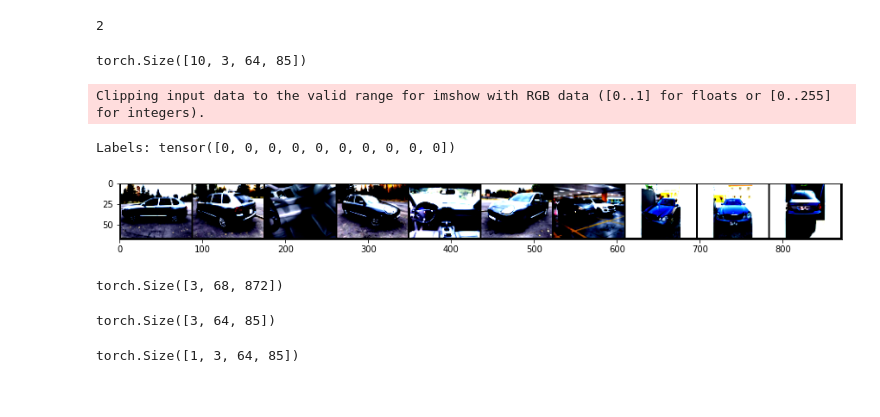
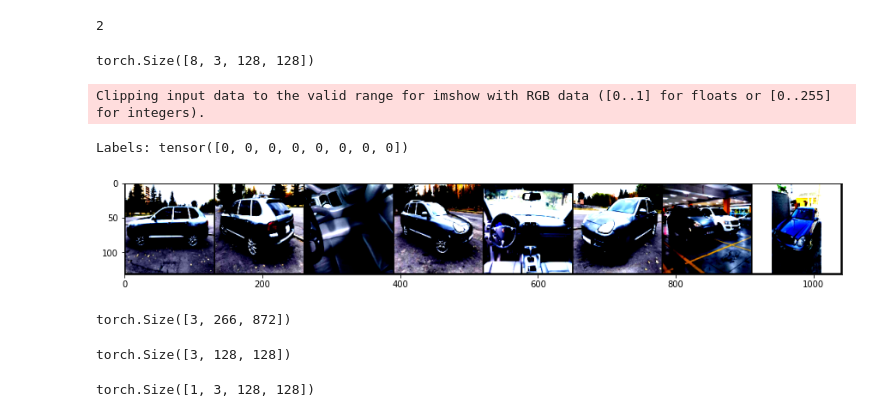
Before and after one commit to AnushavanAleksanyan/Computer_Vision_proj, a Jupyter notebook: src/notebooks/main.ipynb, the cells around one changed output. Saved outputs shown, nothing was run; the diff lists cells and outputs as text; code cells hidden in the pictures.

```diff
--- a/src/notebooks/main.ipynb
+++ b/src/notebooks/main.ipynb
@@ -13,8 +13,8 @@ train_data_path = "../data/train/"
 test_data_path = "../data/test/"
 # %%
 transforms = transforms.Compose([
-    transforms.Resize(64),
-    transforms.
+    transforms.Resize((128,128)),
+    #transforms.CenterCrop(64),
     transforms.ToTensor(),
     transforms.Normalize(mean = [0.485,0.456,0.406],
                         std = [0.229, 0.224, 0.225])
@@ -29,9 +29,9 @@ print("Num Images in Test Dataset:", len(test_data))
 Num Images in Train Dataset: 3418
 Num Images in Test Dataset: 373
 # %%
-batch_size=10
-train_data_loader = data.DataLoader(train_data, batch_size=batch_size)
-test_data_loader = data.DataLoader(test_data, batch_size=batch_size)
+batch_size=8
+train_data_loader = data.DataLoader(train_data, batch_size=batch_size,num_workers=-1)
+test_data_loader = data.DataLoader(test_data, batch_size=batch_size,num_workers=-1)
 # %%
 batch = next(iter(train_data_loader))
 # %%
@@ -43,21 +43,21 @@ images, labels = batch
 # %%
 images.shape
 # %% [output]
-torch.Size([10, 3, 64, 85])
+torch.Size([8, 3, 128, 128])
 # %%
-grid = torchvision.utils.make_grid(images, nrow=11)
+grid = torchvision.utils.make_grid(images, nrow=10)
 
 plt.figure(figsize=(15,15))
 plt.imshow(np.transpose(grid,(1,2,0)))
 print("Labels:", labels)
 # %% [output]
 Clipping input data to the valid range for imshow with RGB data ([0..1] for floats or [0..255] for integers).
-Labels: tensor([0, 0, 0, 0, 0, 0, 0, 0, 0, 0])
+Labels: tensor([0, 0, 0, 0, 0, 0, 0, 0])
-[figure, old version]
+[figure, new version]
 # %%
 grid.shape
 # %% [output]
-torch.Size([3, 68, 872])
+torch.Size([3, 266, 872])
 # %%
 class Net(nn.Module):
     def __init__(self):
@@ -102,11 +102,11 @@ sample = next(iter(train_data))
 image,label = sample
 image.shape
 # %% [output]
-torch.Size([3, 64, 85])
+torch.Size([3, 128, 128])
 # %%
 image.unsqueeze(0).shape
 # %% [output]
-torch.Size([1, 3, 64, 85])
+torch.Size([1, 3, 128, 128])
 # %%
 pred = simplenet(image.unsqueeze(0))
 # %%
```
Also changed, not shown: parts of 10 cells of this notebook.
